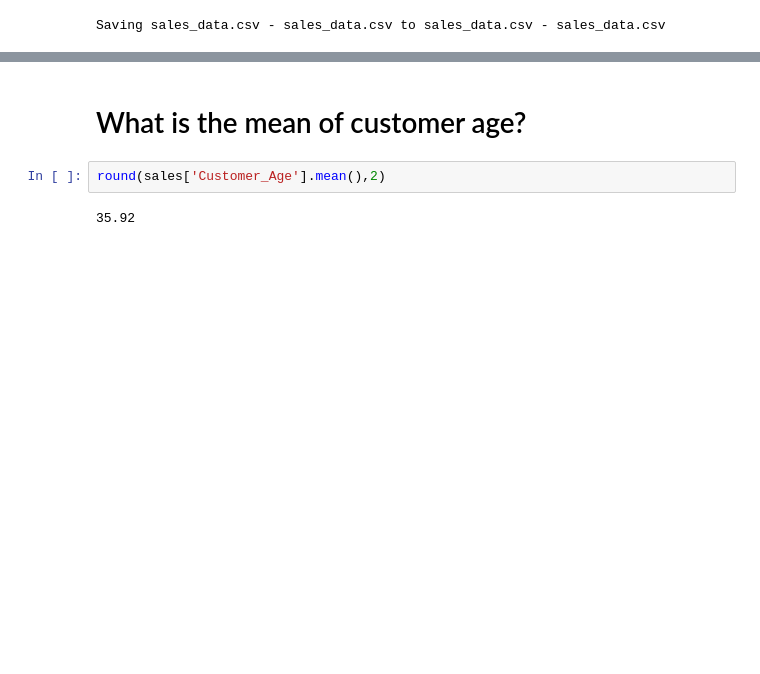
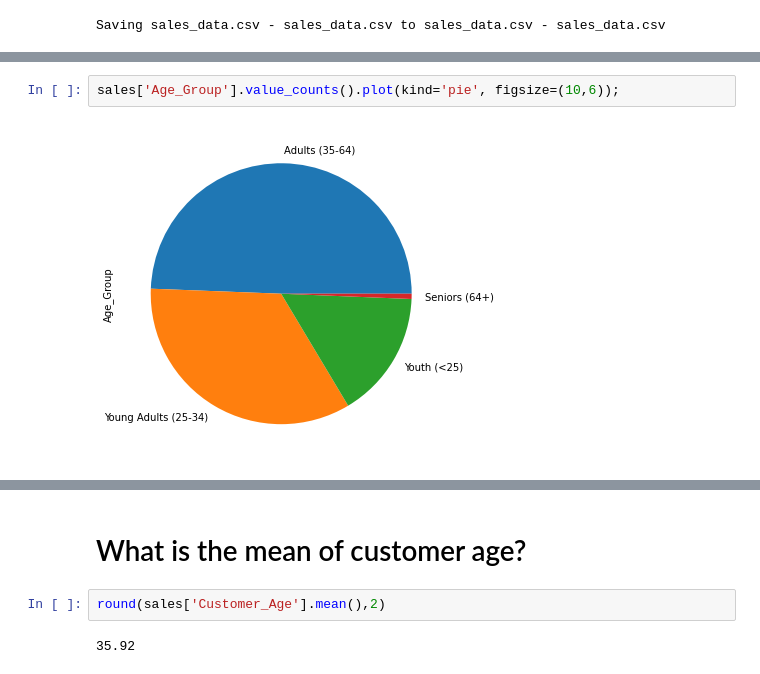
Before and after one commit to mamun216/Data-analysis-project-with-pandas, a Jupyter notebook: bike_sales_data_analysis.ipynb, the cells around one changed output, grey strips where cells are left out. Drawn from its saved outputs; the diff is of its cells as text; blank space fills up the shorter version.

```diff
--- a/bike_sales_data_analysis.ipynb
+++ b/bike_sales_data_analysis.ipynb
@@ -24,0 +107,4 @@ sales.head()
+# %%
+sales['Age_Group'].value_counts().plot(kind='pie', figsize=(10,6));
+# %% [output]
+[figure, added]
```
Also changed, not shown: parts of 19 cells of this notebook.
